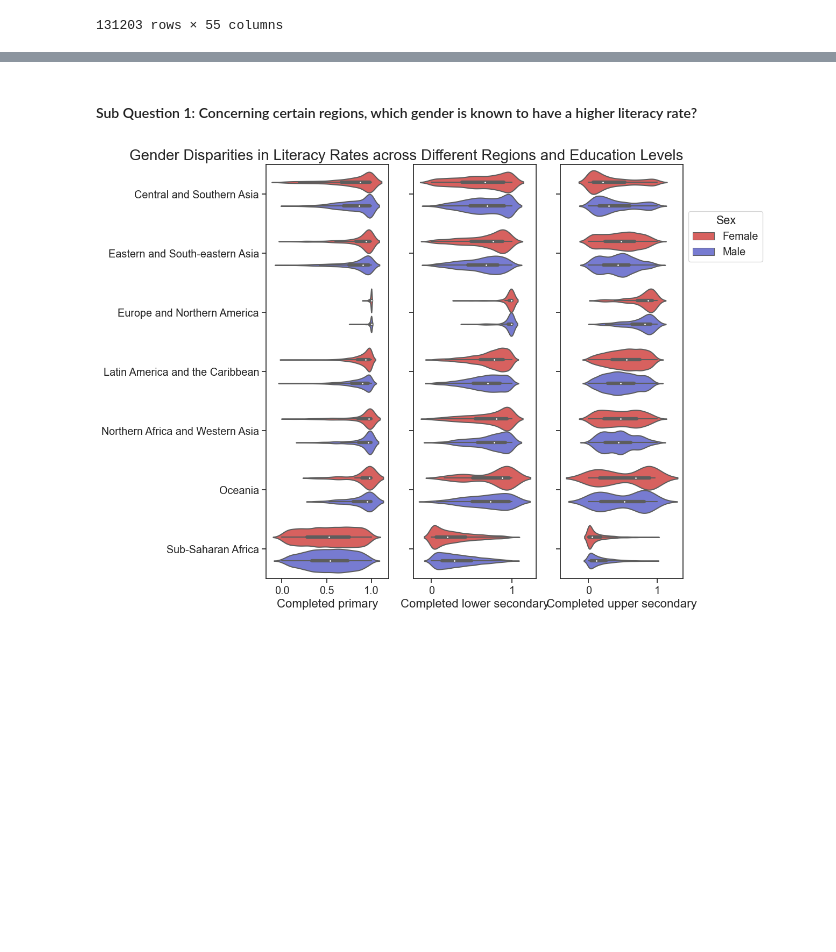
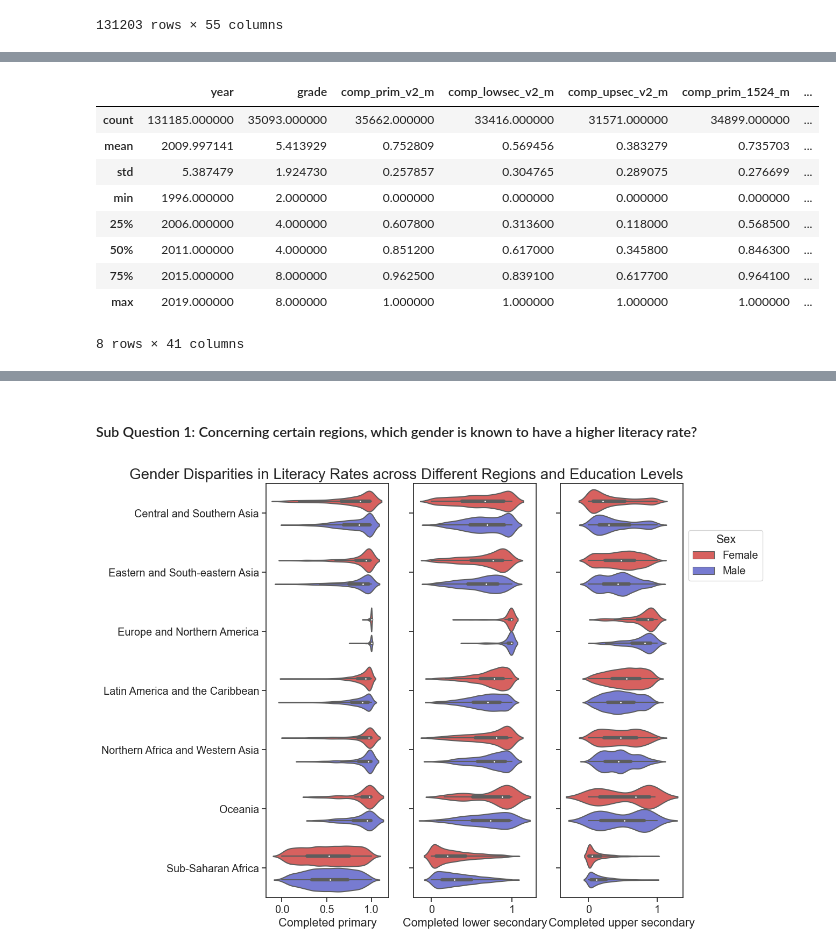
Before and after one commit to ubco-W2022T2-data301/project-group-group18, a Jupyter notebook: analysis/analysis3.ipynb, the cells around one changed output, grey strips where cells are left out. Cells and saved outputs as stored; diff of their text form; code cells hidden in the pictures; blank space fills up the shorter version.

```diff
--- a/analysis/analysis3.ipynb
+++ b/analysis/analysis3.ipynb
@@ -38,0 +61,13 @@ df
+# %%
+df.describe()
+# %% [output]
+|  | year | grade | comp_prim_v2_m | comp_lowsec_v2_m | comp_upsec_v2_m | comp_prim_1524_m | ... |
+| count | 131185.000000 | 35093.000000 | 35662.000000 | 33416.000000 | 31571.000000 | 34899.000000 | ... |
+| mean | 2009.997141 | 5.413929 | 0.752809 | 0.569456 | 0.383279 | 0.735703 | ... |
+| std | 5.387479 | 1.924730 | 0.257857 | 0.304765 | 0.289075 | 0.276699 | ... |
+| min | 1996.000000 | 2.000000 | 0.000000 | 0.000000 | 0.000000 | 0.000000 | ... |
+| 25% | 2006.000000 | 4.000000 | 0.607800 | 0.313600 | 0.118000 | 0.568500 | ... |
+| 50% | 2011.000000 | 4.000000 | 0.851200 | 0.617000 | 0.345800 | 0.846300 | ... |
+| 75% | 2015.000000 | 8.000000 | 0.962500 | 0.839100 | 0.617700 | 0.964100 | ... |
+| max | 2019.000000 | 8.000000 | 1.000000 | 1.000000 | 1.000000 | 1.000000 | ... |
+8 rows × 41 columns
```
Also changed, not shown: parts of 9 cells of this notebook, 3 other files.
